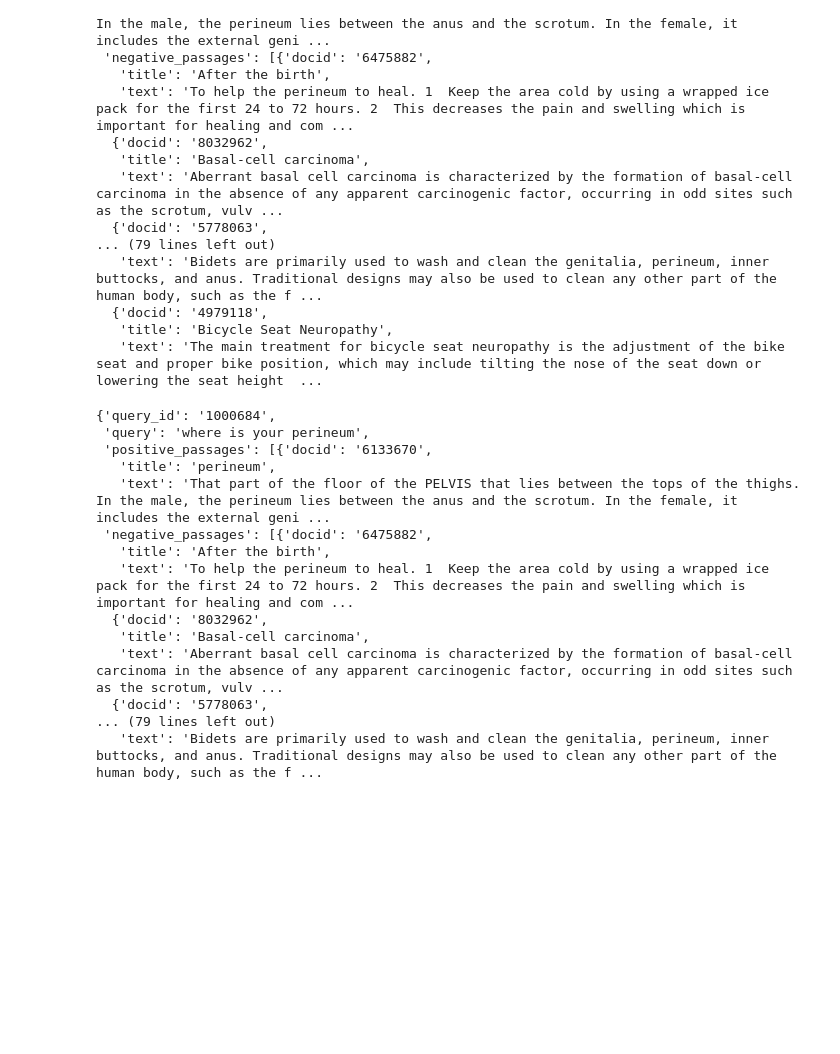
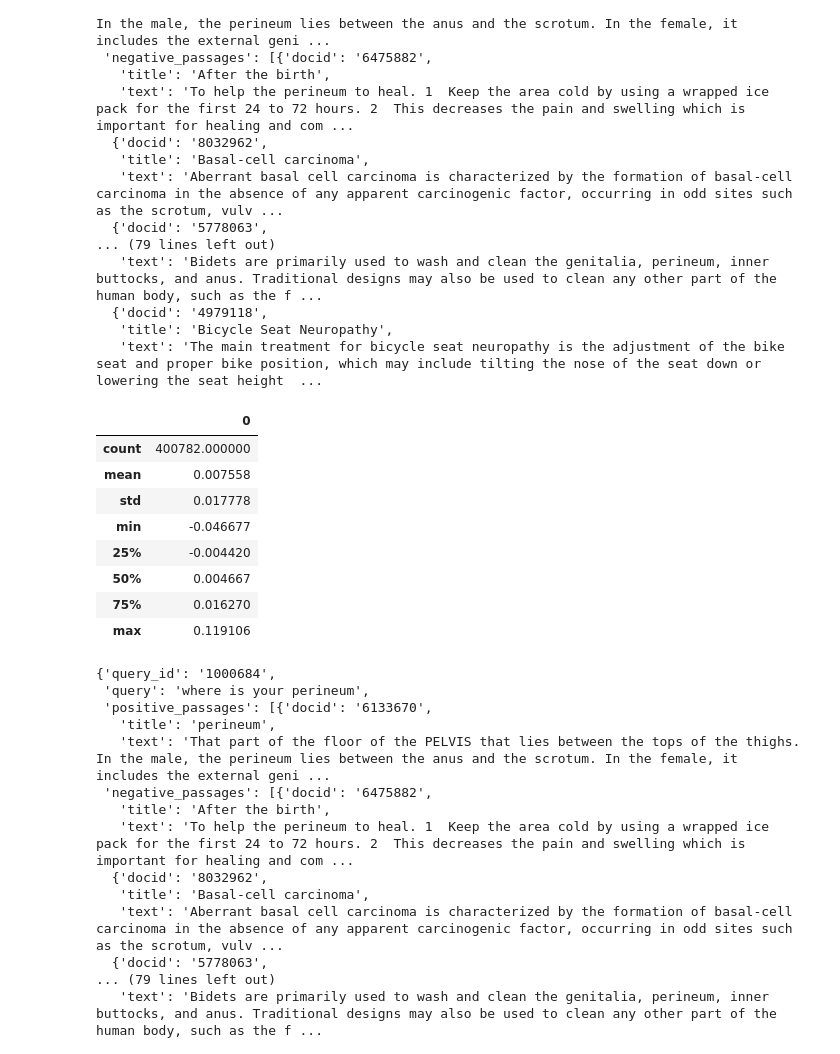
Before and after one commit to amyxie361/tevatron, a Jupyter notebook: src/msmarco.ipynb, the cells around one changed output. Drawn from its saved outputs; the diff is of its cells as text; code cells hidden in the pictures; blank space fills up the shorter version.

```diff
--- a/src/msmarco.ipynb
+++ b/src/msmarco.ipynb
@@ -14,0 +315,19 @@ model = SentenceTransformer('all-mpnet-base-v2')
+# %%
+# get qid2score based on docid2score
+docid2score = {docid: score for _, score, docid in sim_docids}
+
+qid2query = {}
+qid2score = {}
+for example in dataset['train']:
+    qid = example['query_id']
+    qid2query[qid] = example['query']
+    for doc in example['positive_passages']:
+        score = docid2score[doc['docid']]
+        if qid not in qid2score:
+            qid2score[qid] = score
+        else:
+            qid2score[qid] = max(qid2score[qid], score)
+# %%
+scores = sorted([(qid, score) for qid, score in qid2score.items()], key=lambda x:x[1], reverse=True)
+for qid, score in scores[:100]:
+    print(score, qid2query[qid])
@@ -51,5 +391,6 @@ for data in tqdm.tqdm(dataset_scifact['dev']):
     qid2query_embedding_scifact[data['query_id']] = query_embeddings
 # %%
 import numpy as np
-embedding_scifact = sum(qid2query_embedding_scifact[qid] for qid in qid2query_embedding_scifact) / len(qid2query_embedding_scifact)
+embedding_scifact = sum(
+    qid2query_embedding_scifact[qid] for qid in qid2query_embedding_scifact) / len(qid2query_embedding_scifact)
 # %%
@@ -57,11 +398,11 @@ embeddings_scifact = np.array([qid2query_embedding_scifact[qid] for qid in qid2q
 # %%
-total = 0
-count = 0
-scifact_sims = []
-for i, sims in enumerate(np.dot(embeddings_scifact, embeddings_scifact.T)):
-    total += sum(sims) - sims[i]
-    count += len(sims) - 1
-    scifact_sims += list(sims[:i]) + list(sims[i+1:])
+# total = 0
+# count = 0
+# scifact_sims = []
+# for i, sims in enumerate(np.dot(embeddings_scifact, embeddings_scifact.T)):
+#     total += sum(sims) - sims[i]
+#     count += len(sims) - 1
+#     scifact_sims += list(sims[:i]) + list(sims[i+1:])
 # %%
 pd.DataFrame(scifact_sims).describe()
 # %% [output]
@@ -139,6 +483,19 @@ def add_score(example):
     return example
 
 dataset_train = dataset['train'].map(add_score)
+# %%
+import pandas as pd
+pd.DataFrame([qid2score[qid] for qid in qid2score]).describe()
+# %% [output]
+|  | 0 |
+| count | 400782.000000 |
+| mean | 0.007558 |
+| std | 0.017778 |
+| min | -0.046677 |
+| 25% | -0.004420 |
+| 50% | 0.004667 |
+| 75% | 0.016270 |
+| max | 0.119106 |
 # %%
 dataset['train'][1]
 # %% [output]
```
Also changed, not shown: parts of 51 cells of this notebook, 1 other file.
